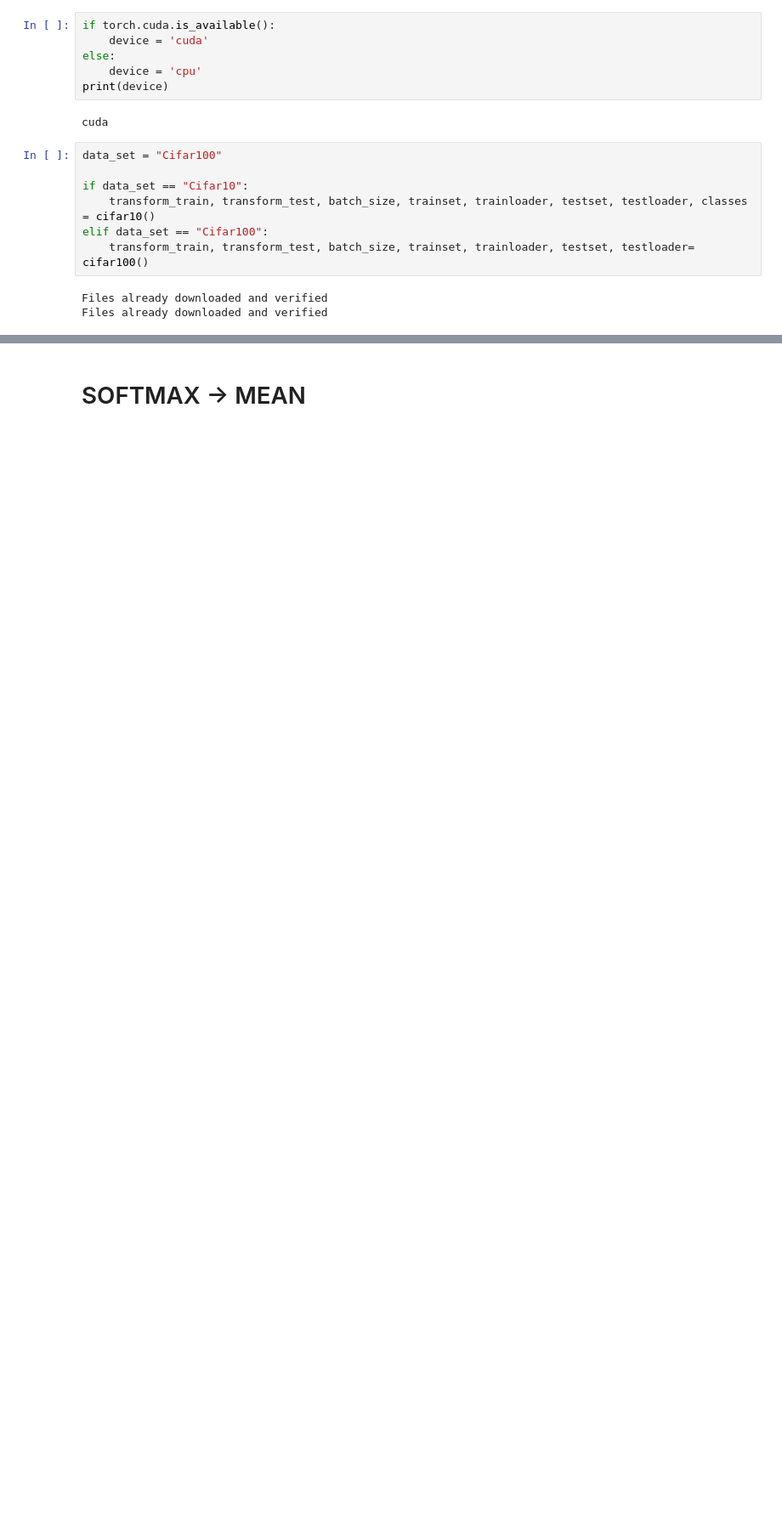
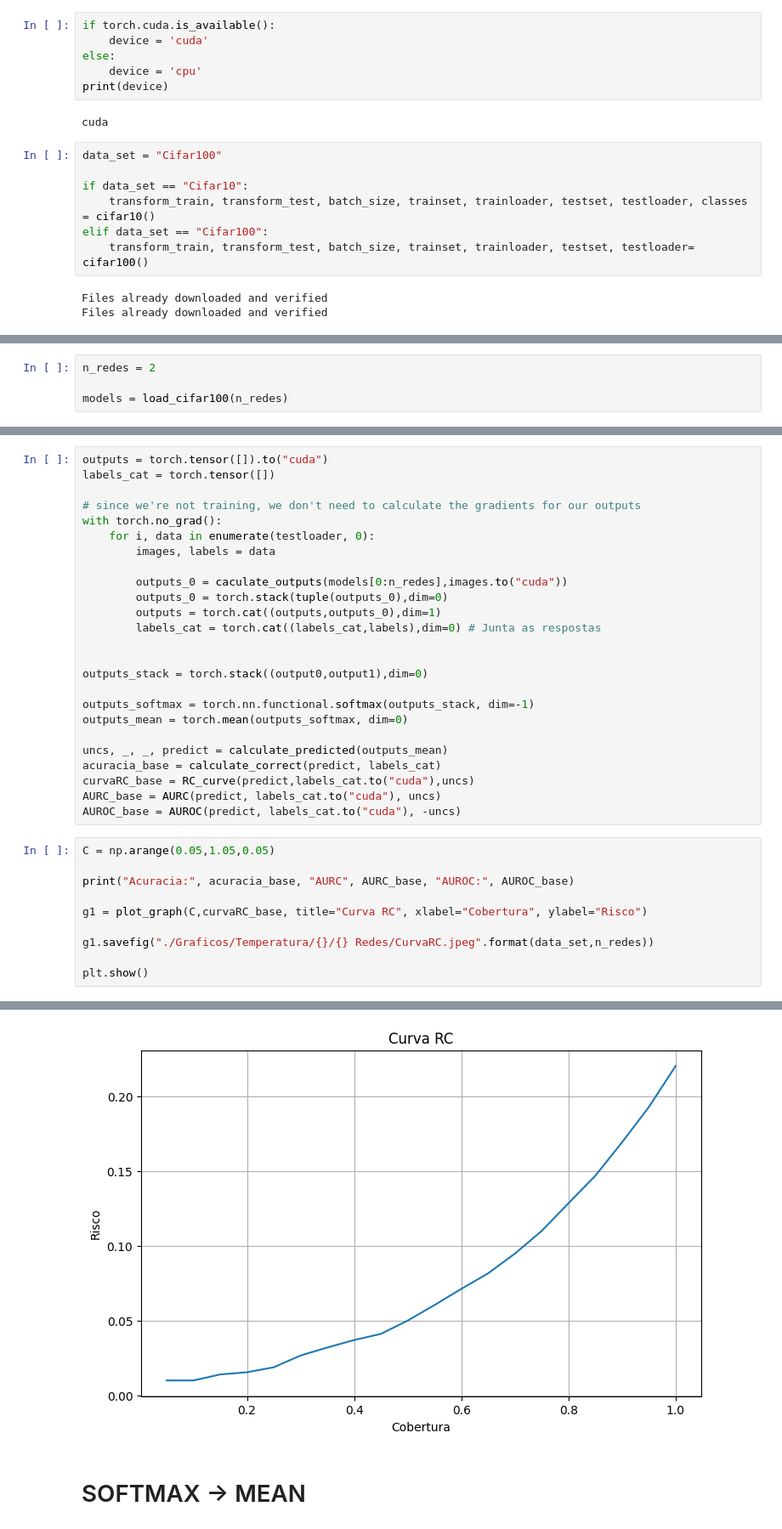
Before and after one commit to LuigipDoria/Estimacao_de_Incerteza, a Jupyter notebook: Temperatura_incerteza.ipynb, the cells around one changed output, grey strips where cells are left out. Shown at 85% size. Saved outputs shown, nothing was run; the diff lists cells and outputs as text; blank space fills up the shorter version.

Commit message:
Aprimorando os graficos e fazendo novas analises

```diff
--- a/Temperatura_incerteza.ipynb
+++ b/Temperatura_incerteza.ipynb
@@ -45,0 +49,4 @@ Files already downloaded and verified
+# %%
+n_redes = 2
+
+models = load_cifar100(n_redes)
@@ -45,0 +55,36 @@ Files already downloaded and verified
+# %%
+outputs = torch.tensor([]).to("cuda")
+labels_cat = torch.tensor([])
+
+# since we're not training, we don't need to calculate the gradients for our outputs
+with torch.no_grad():
+    for i, data in enumerate(testloader, 0):
+        images, labels = data
+
+        outputs_0 = caculate_outputs(models[0:n_redes],images.to("cuda"))
+        outputs_0 = torch.stack(tuple(outputs_0),dim=0)
+        outputs = torch.cat((outputs,outputs_0),dim=1)
+        labels_cat = torch.cat((labels_cat,labels),dim=0) # Junta as respostas
+
+
+outputs_stack = torch.stack((output0,output1),dim=0)
+
+outputs_softmax = torch.nn.functional.softmax(outputs_stack, dim=-1)
+outputs_mean = torch.mean(outputs_softmax, dim=0)
+
+uncs, _, _, predict = calculate_predicted(outputs_mean)
+acuracia_base = calculate_correct(predict, labels_cat)
+curvaRC_base = RC_curve(predict,labels_cat.to("cuda"),uncs)
+AURC_base = AURC(predict, labels_cat.to("cuda"), uncs)
+AUROC_base = AUROC(predict, labels_cat.to("cuda"), -uncs)
+# %%
+C = np.arange(0.05,1.05,0.05)
+
+print("Acuracia:", acuracia_base, "AURC", AURC_base, "AUROC:", AUROC_base)
+
+g1 = plot_graph(C,curvaRC_base, title="Curva RC", xlabel="Cobertura", ylabel="Risco")
+
+g1.savefig("./Graficos/Temperatura/{}/{} Redes/CurvaRC.jpeg".format(data_set,n_redes))
+
+plt.show()
+# %% [output]
@@ -46,3 +92,4 @@ Files already downloaded and verified
+[figure, added]
 # %% [markdown]
 # SOFTMAX -> MEAN
 # %%
```
Also changed, not shown: parts of 18 cells of this notebook, 2 other files.
